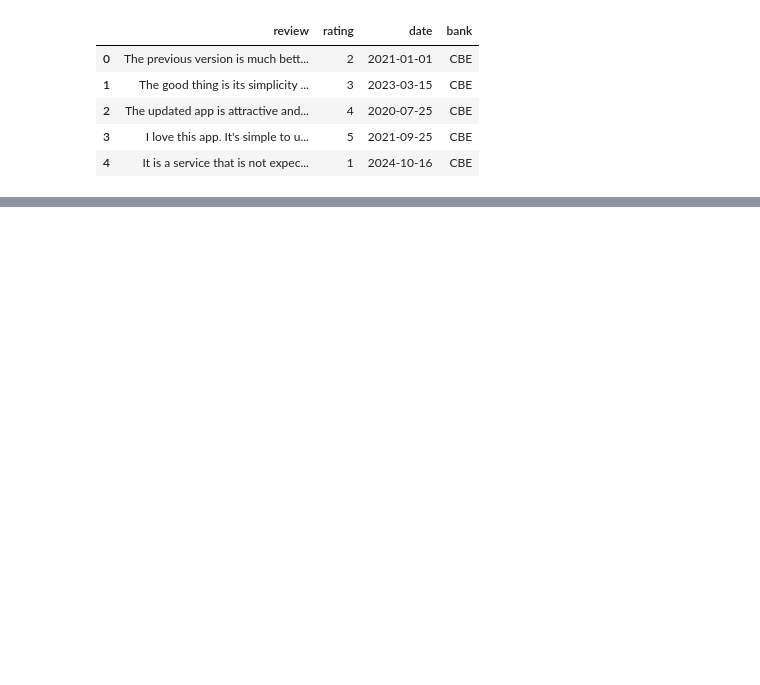
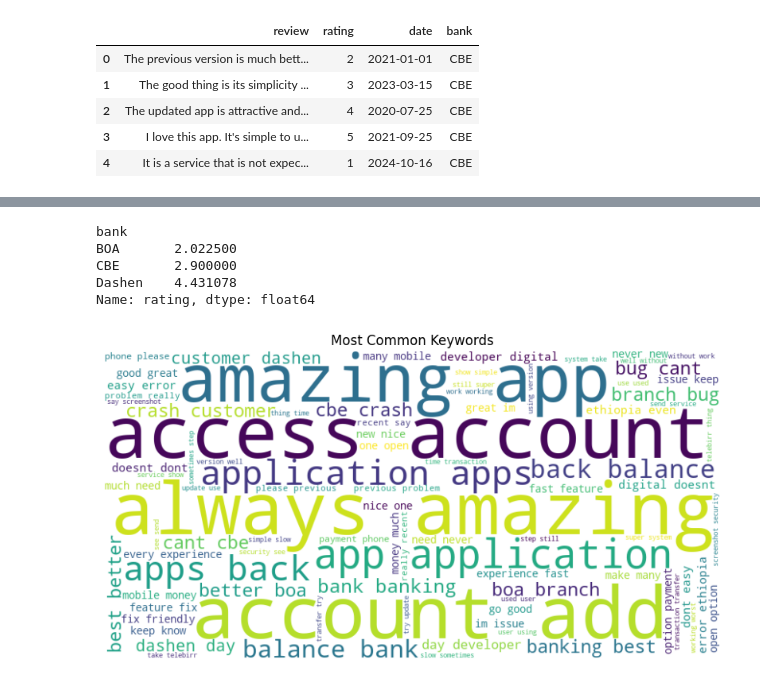
Before and after one commit to abdurezakarage/Customer-Experience-Analytics, a Jupyter notebook: notebooks/sentimentAnalzyzer.ipynb, the cells around one changed output, grey strips where cells are left out. Cells and saved outputs as stored; diff of their text form; code cells hidden in the pictures; blank space fills up the shorter version.

```diff
--- a/notebooks/sentimentAnalzyzer.ipynb
+++ b/notebooks/sentimentAnalzyzer.ipynb
@@ -76 +112,17 @@ Top Keywords: ['account' 'always' 'app' 'application' 'bank' 'banking' 'best' 'b
+# %%
+# Calculate average rating per bank
+average_rating = df.groupby('bank')['rating'].mean()
+
+# Print the result
+print(average_rating)
+# %% [output]
+bank
+BOA       2.022500
+CBE       2.900000
+Dashen    4.431078
+Name: rating, dtype: float64
+# %%
+keywordCloud= analyzer.plot_keyword_cloud(df)
+# %% [output]
+[figure, added]
 # %%
```
Also changed, not shown: parts of 13 cells of this notebook.
